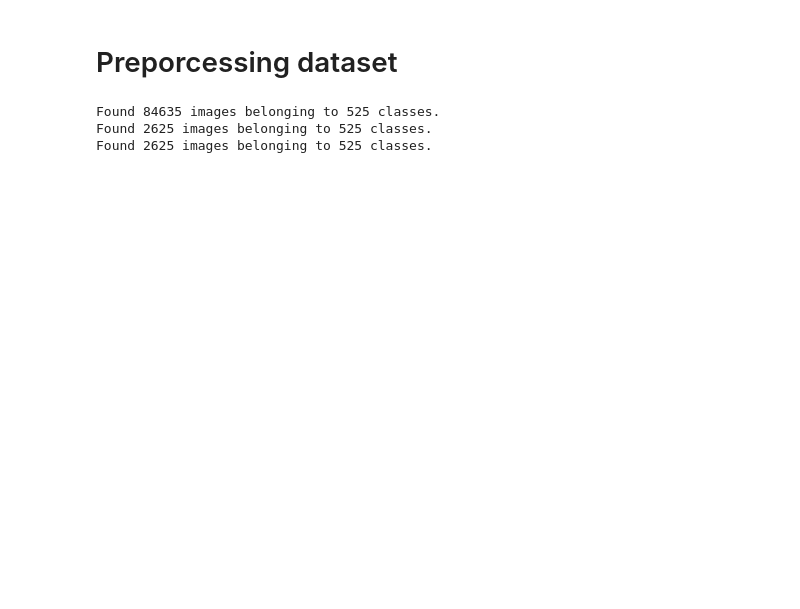
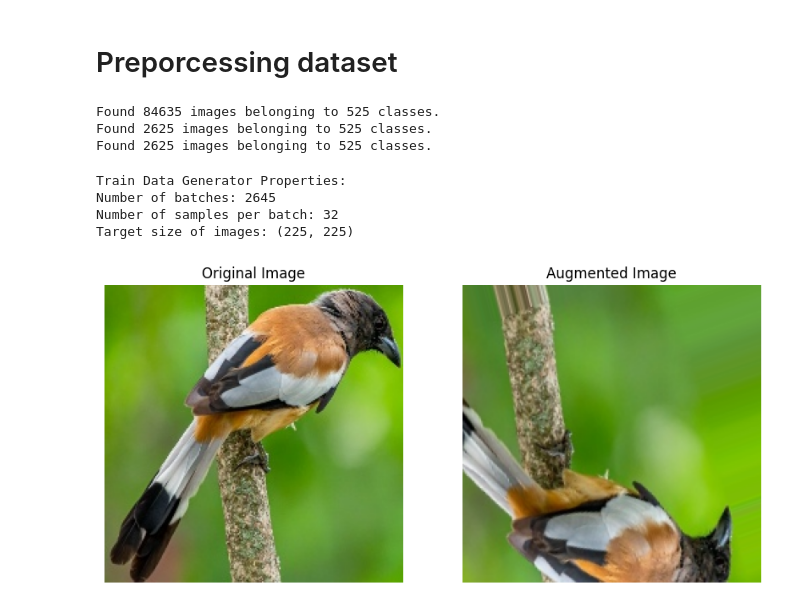
Before and after one commit to anu-105/Bird_classification, a Jupyter notebook: project.ipynb, the cells around one changed output. Drawn from its saved outputs; the diff is of its cells as text; code cells hidden in the pictures; blank space fills up the shorter version.

```diff
--- a/project.ipynb
+++ b/project.ipynb
@@ -84,21 +84,28 @@ plt.show()
 # %% [markdown]
 # Preporcessing dataset
 # %%
+# Data generators with preprocessing steps
 train_datagen = tf.keras.preprocessing.image.ImageDataGenerator(
     rescale = 1/255.0,
-    horizontal_flip=True,
-    vertical_flip=True,
+    rotation_range = 40,
+    width_shift_range = 0.2,
+    height_shift_range = 0.2,
+    shear_range = 0.2,
+    zoom_range = 0.2,
+    horizontal_flip = True,
+    vertical_flip = True,
+    fill_mode = 'nearest'
 )
 
 valid_datagen = tf.keras.preprocessing.image.ImageDataGenerator(
     rescale = 1/255.0,
-    horizontal_flip=True,
-    vertical_flip=True,
+    horizontal_flip = True,
+    vertical_flip = True
 )
 
 test_datagen = tf.keras.preprocessing.image.ImageDataGenerator(
     rescale = 1/255.0,
-    horizontal_flip=True,
-    vertical_flip=True,
+    horizontal_flip = True,
+    vertical_flip = True
 )
 # %%
@@ -126,3 +137,42 @@ test_data = test_datagen.flow_from_directory(
 Found 84635 images belonging to 525 classes.
 Found 2625 images belonging to 525 classes.
 Found 2625 images belonging to 525 classes.
+# %%
+print("Train Data Generator Properties:")
+print("Number of batches:", len(train_data))
+print("Number of samples per batch:", train_data.batch_size)
+print("Target size of images:", train_data.target_size)
+# %% [output]
+Train Data Generator Properties:
+Number of batches: 2645
+Number of samples per batch: 32
+Target size of images: (225, 225)
+# %%
+import os
+import random
+
+# Choose a random image from the training directory
+class_names = os.listdir(train_dir)
+random_class = random.choice(class_names)
+random_image = random.choice(os.listdir(os.path.join(train_dir, random_class)))
+
+# Load and plot the original and augmented images
+original_image_path = os.path.join(train_dir, random_class, random_image)
+original_image = plt.imread(original_image_path)
+
+augmented_image = train_datagen.random_transform(original_image)
+
+plt.figure(figsize=(10, 5))
+plt.subplot(1, 2, 1)
+plt.imshow(original_image)
+plt.title("Original Image")
+plt.axis("off")
+
+plt.subplot(1, 2, 2)
+plt.imshow(augmented_image)
+plt.title("Augmented Image")
+plt.axis("off")
+
+plt.show()
+# %% [output]
+[figure, added]
```
Also changed, not shown: parts of 3 cells of this notebook.
